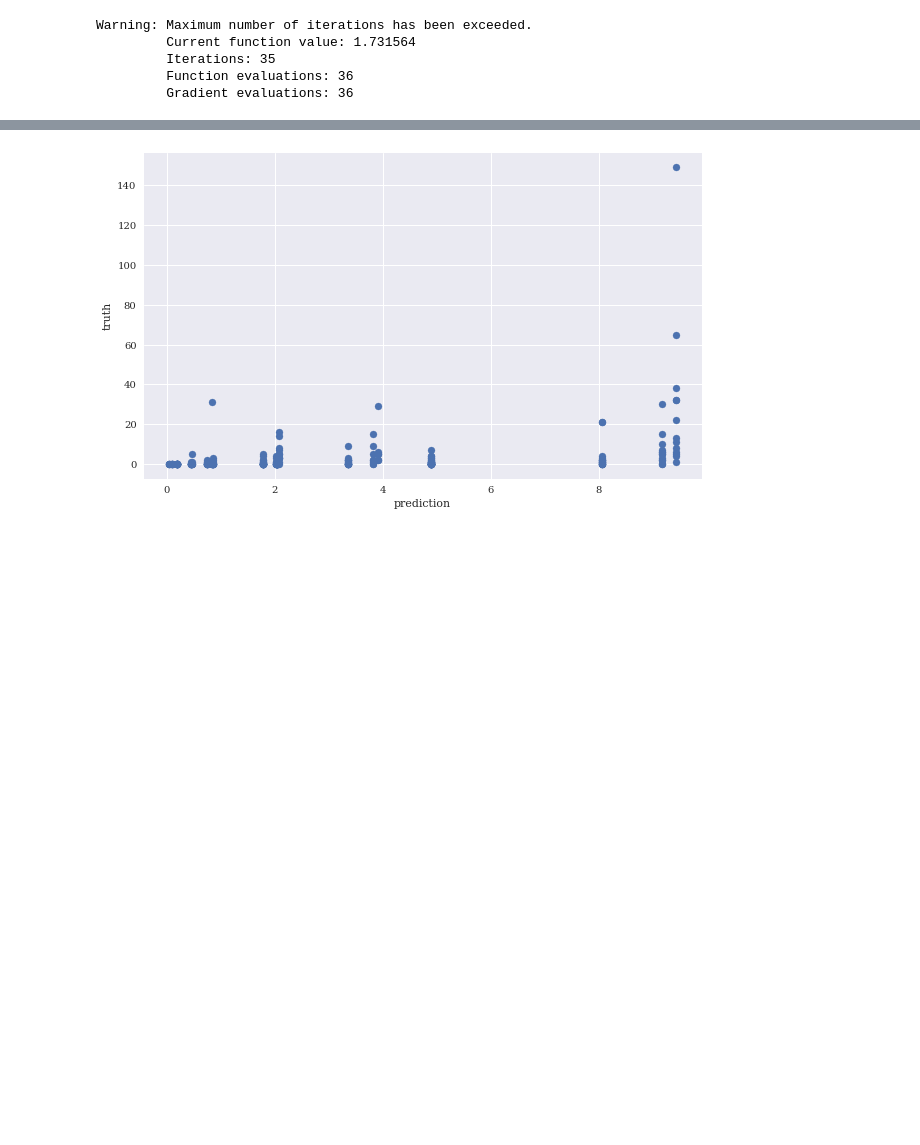
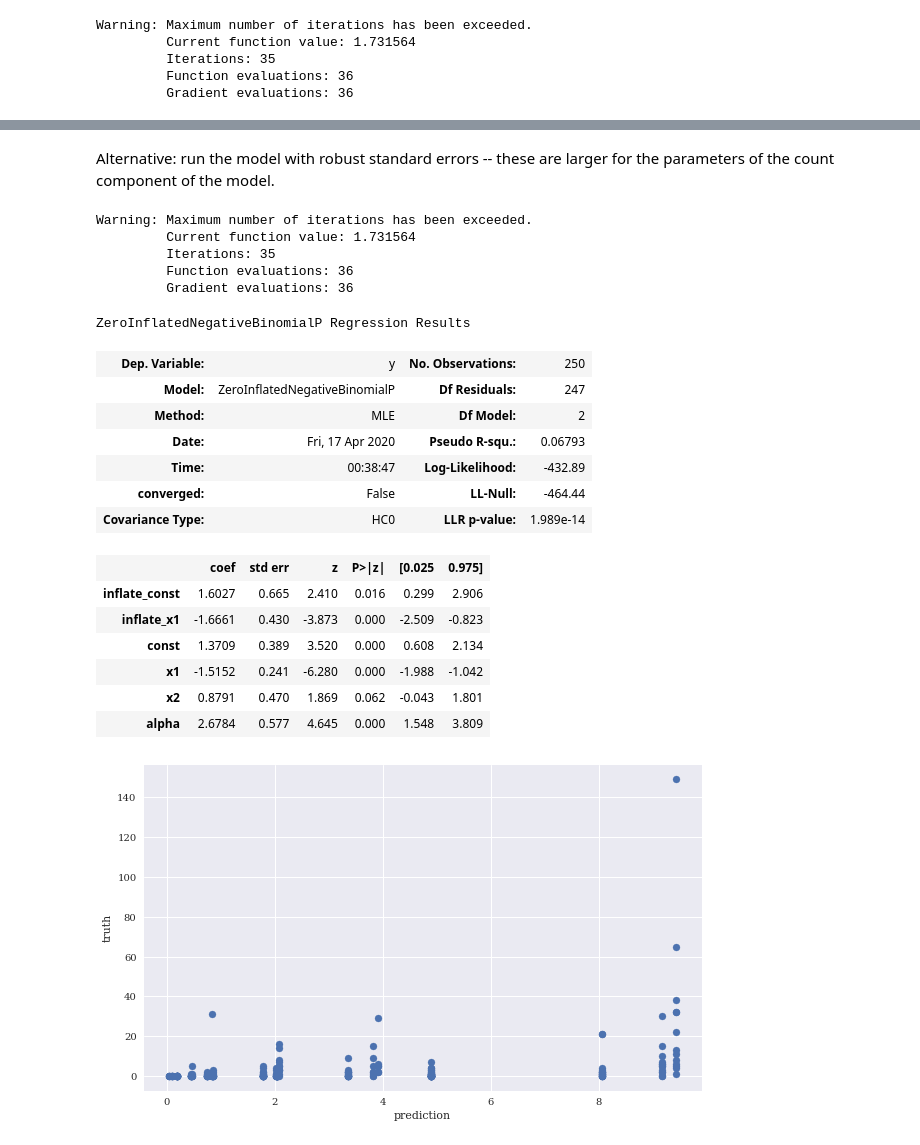
Before and after one commit to sebastianhohmann/count_data, a Jupyter notebook: _8_zero_inflated_nb.ipynb, the cells around one changed output, grey strips where cells are left out. Cells and saved outputs as stored; diff of their text form; code cells hidden in the pictures; blank space fills up the shorter version.

Commit message:
added robust covariance estimation to ZINB

```diff
--- a/_8_zero_inflated_nb.ipynb
+++ b/_8_zero_inflated_nb.ipynb
@@ -170,6 +170,38 @@ ZeroInflatedNegativeBinomialP Regression Results
 | x1 | -1.5152 | 0.196 | -7.747 | 0.000 | -1.898 | -1.132 |
 | x2 | 0.8791 | 0.269 | 3.265 | 0.001 | 0.351 | 1.407 |
 | alpha | 2.6784 | 0.471 | 5.684 | 0.000 | 1.755 | 3.602 |
+# %% [markdown]
+Alternative: run the model with robust standard errors -- these are larger for the parameters of the count component of the model.
+# %%
+m = ZINB(endog = endog_var,
+         exog = exog_vars,
+         exog_infl=exog_vars_infl,
+         inflation='logit',
+         p=2).fit(cov_type='HC0')
+# %% [output]
+Warning: Maximum number of iterations has been exceeded.
+         Current function value: 1.731564
+         Iterations: 35
+         Function evaluations: 36
+         Gradient evaluations: 36
+# %%
+m.summary()
+# %% [output]
+ZeroInflatedNegativeBinomialP Regression Results
+| Dep. Variable: | y | No. Observations: | 250 |
+| Model: | ZeroInflatedNegativeBinomialP | Df Residuals: | 247 |
+| Method: | MLE | Df Model: | 2 |
+| Date: | Fri, 17 Apr 2020 | Pseudo R-squ.: | 0.06793 |
+| Time: | 00:38:47 | Log-Likelihood: | -432.89 |
+| converged: | False | LL-Null: | -464.44 |
+| Covariance Type: | HC0 | LLR p-value: | 1.989e-14 |
+|  | coef | std err | z | P>|z| | [0.025 | 0.975] |
+| inflate_const | 1.6027 | 0.665 | 2.410 | 0.016 | 0.299 | 2.906 |
+| inflate_x1 | -1.6661 | 0.430 | -3.873 | 0.000 | -2.509 | -0.823 |
+| const | 1.3709 | 0.389 | 3.520 | 0.000 | 0.608 | 2.134 |
+| x1 | -1.5152 | 0.241 | -6.280 | 0.000 | -1.988 | -1.042 |
+| x2 | 0.8791 | 0.470 | 1.869 | 0.062 | -0.043 | 1.801 |
+| alpha | 2.6784 | 0.577 | 4.645 | 0.000 | 1.548 | 3.809 |
 # %%
 yhat = m.predict(exog=exog_vars, exog_infl=exog_vars_infl)
 # %%
```
Also changed, not shown: parts of 1 cell of this notebook.
